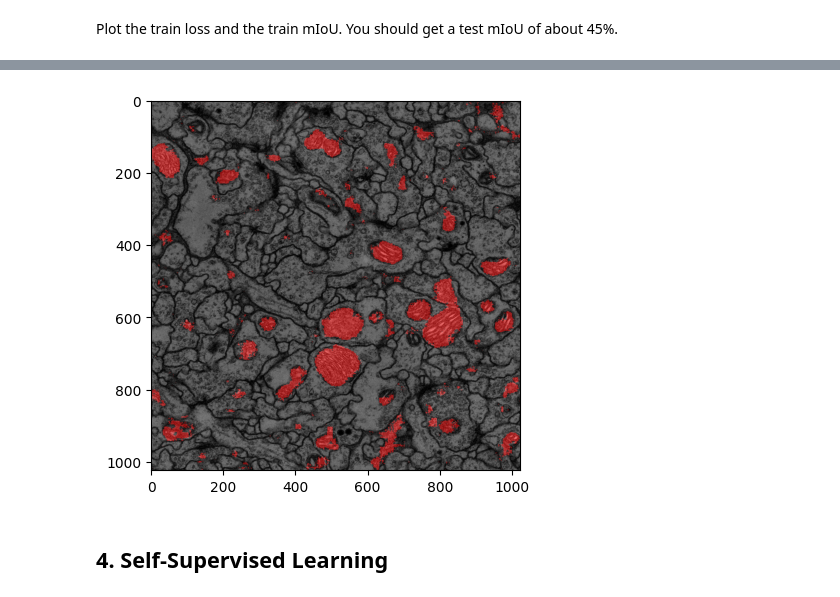
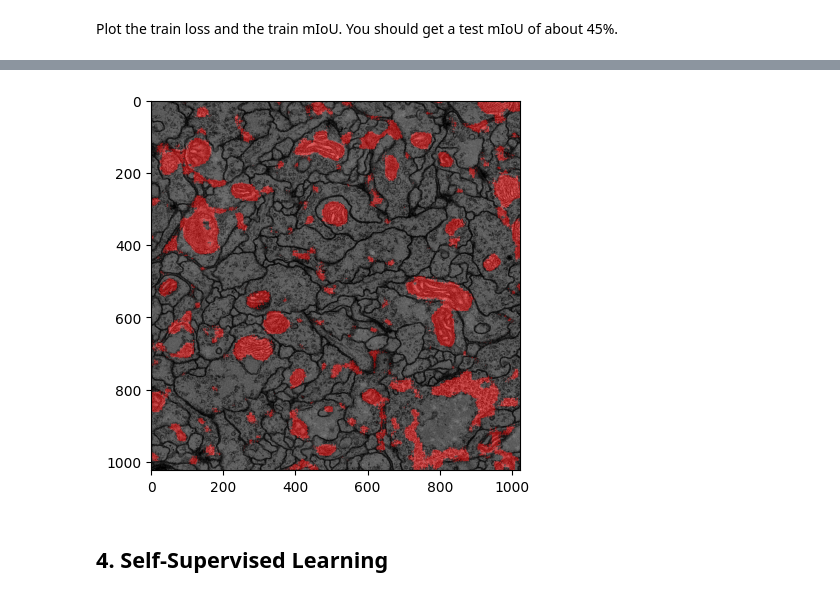
Before and after one commit to zubejda/Advanced_DL, a Jupyter notebook: Assignment4_SelfSupervision.ipynb, the cells around one changed output, grey strips where cells are left out. Saved outputs shown, nothing was run; the diff lists cells and outputs as text; code cells hidden in the pictures.

```diff
--- a/Assignment4_SelfSupervision.ipynb
+++ b/Assignment4_SelfSupervision.ipynb
@@ -91,13 +91,14 @@ class RandomCrop(object):
 Next, you will have to implement your own custom dataset to access the images during training and testing. The dataset will be split into 14 images for training and the rest for testing. You can pick the first 14 images for training, while use the rest for testing.
 # %%
 class DrosophilaDataset(Dataset):
-    def __init__(self, repo_url='https://github.com/unidesigner/groundtruth-drosophila-vnc', local_dir='groundtruth-drosophila-vnc', transform=None, crop_size=(256, 256), training=1):
+    def __init__(self, repo_url='https://github.com/unidesigner/groundtruth-drosophila-vnc', local_dir='groundtruth-drosophila-vnc', transform=None, crop_size=(256, 256), training=1, pretraining=False):
         self.repo_url = repo_url
         self.local_dir = local_dir
         self.transform = transform
+        self.training = training  # if we ant to load the training data 1, test data 2
+        self.pretraining = pretraining
         self.clone_repo()
         self.crop_transform = RandomCrop(size=crop_size)
-        self.training = training  # if we ant to load the training data 1, test data 2
         self.images = self.get_image_files()
         self.annotations = self.load_annotations()
 
@@ -148,6 +149,9 @@ class DrosophilaDataset(Dataset):
         annotation = self.annotations.get(img_key, None)
         an_type = annotation.dtype
 
+        if self.pretraining:
+            annotation = self.extract_pseudo_labels(image)
+
         if self.transform:
             image = Image.fromarray(image)
             annotation = Image.fromarray(annotation)
@@ -321,13 +327,13 @@ device = torch.device("cuda" if torch.cuda.is_available() else "cpu")
 
 model = FCRN(in_channels=1, out_channels=32, kernel_size=3, affine=True).to(device)
 
-optimizer = optim.Adam(model.parameters(), lr=0.001, weight_decay=0.0001)
+optimizer = optim.Adam(model.parameters(), lr=0.001)
 
-dice_criterion = DiceLoss()
+dice_criterion = DiceLoss()  # alternatively we can use dice loss or combine the two
 
 # Create dataset and dataloaders
 dataset = DrosophilaDataset(transform=True, training=1)
-train_size = int(0.7 * len(dataset))
+train_size = int(0.7 * len(dataset))  # 70 percent of the data is for training
 val_size = len(dataset) - train_size
 train_dataset, val_dataset = torch.utils.data.random_split(dataset, [train_size, val_size])
 
@@ -353,7 +359,7 @@ for epoch in range(num_epochs):
         optimizer.zero_grad()
 
         outputs = model(inputs).squeeze()
-        loss = bce_criterion(outputs, labels.float()) + dice_criterion(outputs, labels.float())
+        loss = bce_criterion(outputs, labels.float())
 
         loss.backward()
         optimizer.step()
@@ -374,7 +380,7 @@ for epoch in range(num_epochs):
             bce_criterion = nn.BCEWithLogitsLoss(weight=weights)
 
             outputs = model(inputs).squeeze()
-            loss = bce_criterion(outputs, labels.float()) + dice_criterion(outputs, labels.float())
+            loss = bce_criterion(outputs, labels.float())
 
             outputs = outputs.cpu()
             iou = intersection_over_union(outputs, labels)
@@ -451,28 +462,22 @@ plt.show()
 # %%
-torch.manual_seed(0)
-np.random.seed(0)
-random.seed(0)
+test_dataset = DrosophilaDataset(transform=False, training=2)
+# test_loader = DataLoader(test_dataset, batch_size=1, shuffle=False)
+index = np.random.randint(0, len(test_dataset))
 
-test_dataset = DrosophilaDataset(transform=False, training=2)
-test_loader = DataLoader(test_dataset, batch_size=1, shuffle=False)
+test_example = test_dataset[index]
+images = torch.from_numpy(np.expand_dims(test_example[0], axis=0))
+images = images.to(device)
+outputs = model(images)
 
-for batch in test_loader:
-    images, _ = batch
-    images = images.to(device)
-    outputs = model(images)
+image = images.squeeze().cpu()
+mask = outputs.squeeze().cpu()
+# print(image.shape, mask.shape)
+mask[mask>0] = 1
+mask[mask<0] = 0
 
-    image = images.squeeze().cpu()
-    mask = outputs.squeeze().cpu()
-    # print(image.shape, mask.shape)
-    mask[mask>0] = 1
-    mask[mask<=0] = 0
-
-    test_dataset.visualize(image, mask)
-    break
-
-## Implement here your training and test functions
+test_dataset.visualize(image, mask)
 # %% [output]
-[figure, old version]
+[figure, new version]
 # %% [markdown]
 ## 4. Self-Supervised Learning
 # %% [markdown]
```
Also changed, not shown: parts of 10 cells of this notebook.
